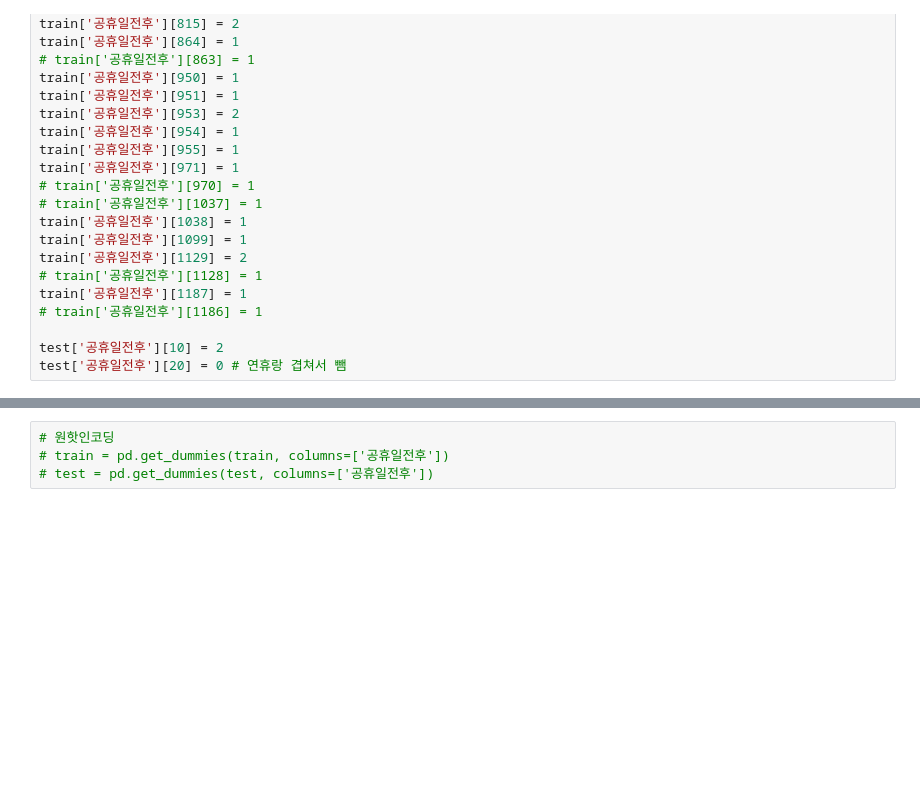
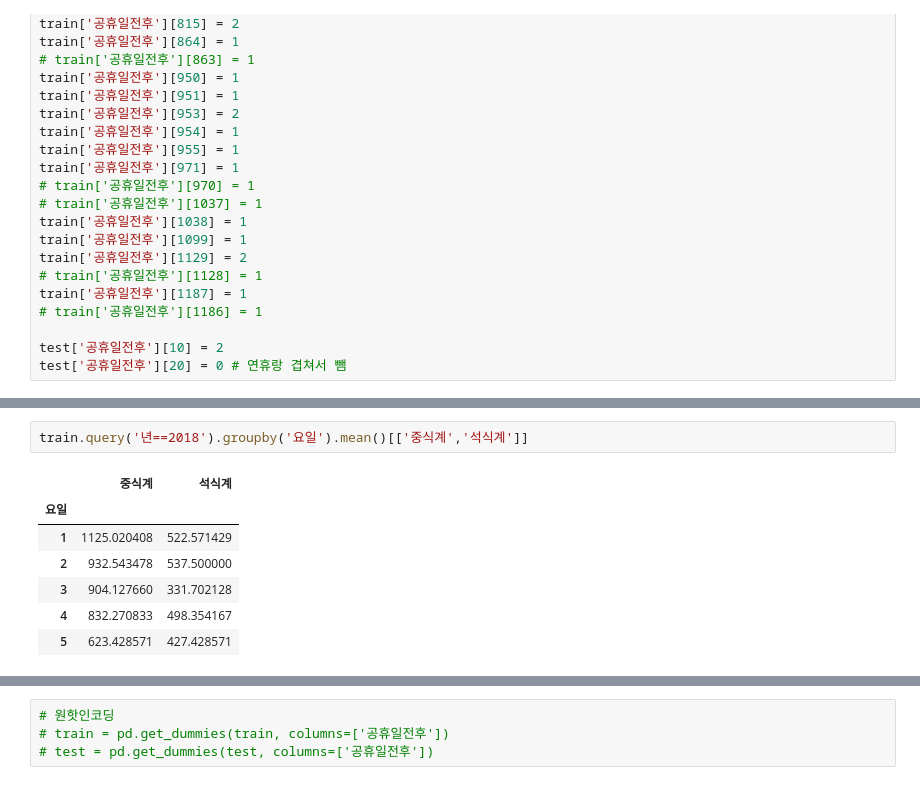
Before and after one commit to JBNU-JBIG/DACON-The_number_of_diners_in_the_cafeteria_Prediction, a Jupyter notebook: 0716 CatboostCategory.ipynb, the cells around one changed output, grey strips where cells are left out. Cells and saved outputs as stored; diff of their text form; blank space fills up the shorter version.

```diff
--- a/0716 CatboostCategory.ipynb
+++ b/0716 CatboostCategory.ipynb
@@ -640,0 +663,10 @@ test['공휴일전후'][20] = 0 # 연휴랑 겹쳐서 뺌
+# %%
+train.query('년==2018').groupby('요일').mean()[['중식계','석식계']]
+# %% [output]
+|  | 중식계 | 석식계 |
+| 요일 |  |  |
+| 1 | 1125.020408 | 522.571429 |
+| 2 | 932.543478 | 537.500000 |
+| 3 | 904.127660 | 331.702128 |
+| 4 | 832.270833 | 498.354167 |
+| 5 | 623.428571 | 427.428571 |
```
Also changed, not shown: parts of 10 cells of this notebook, 1 other file.
